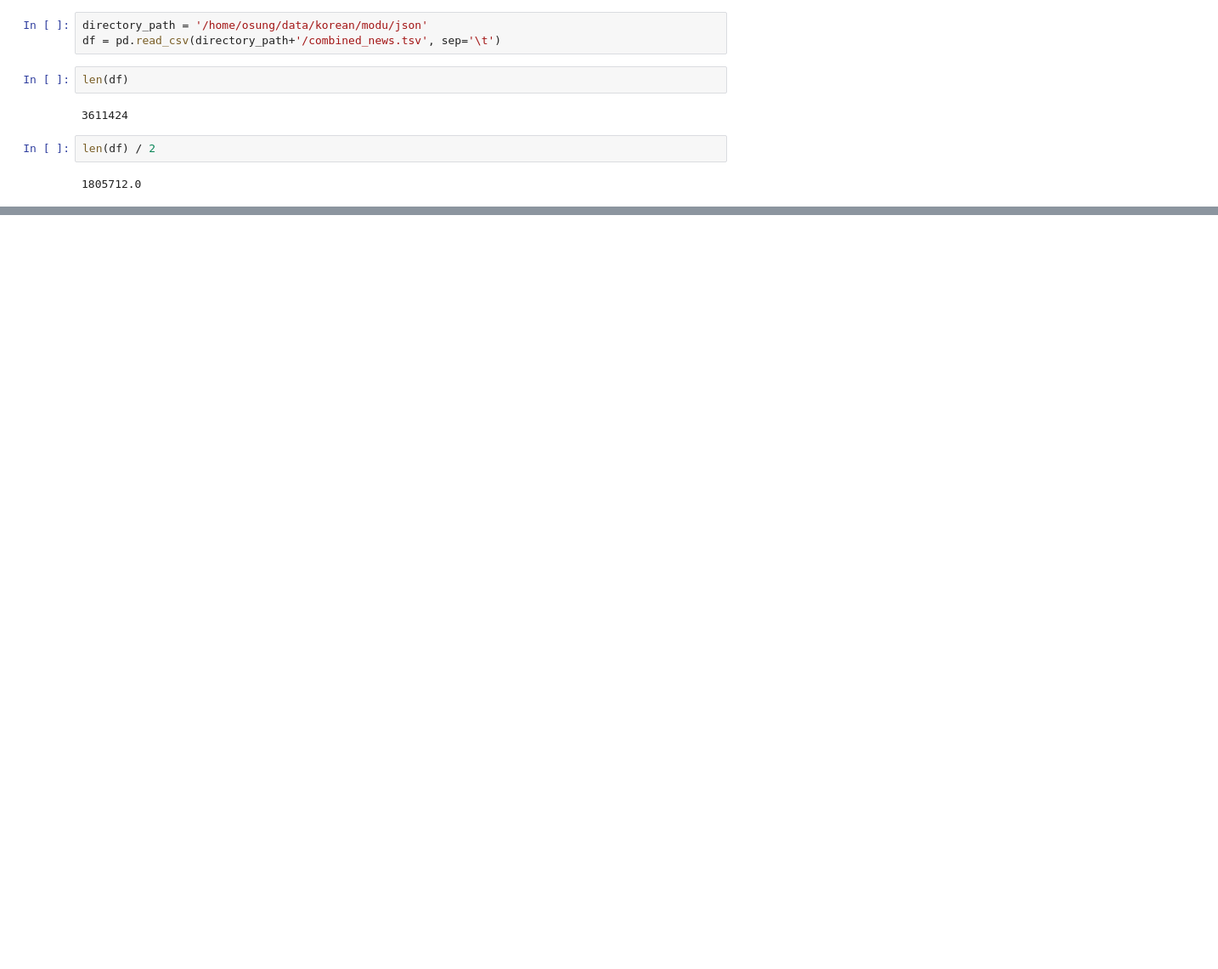
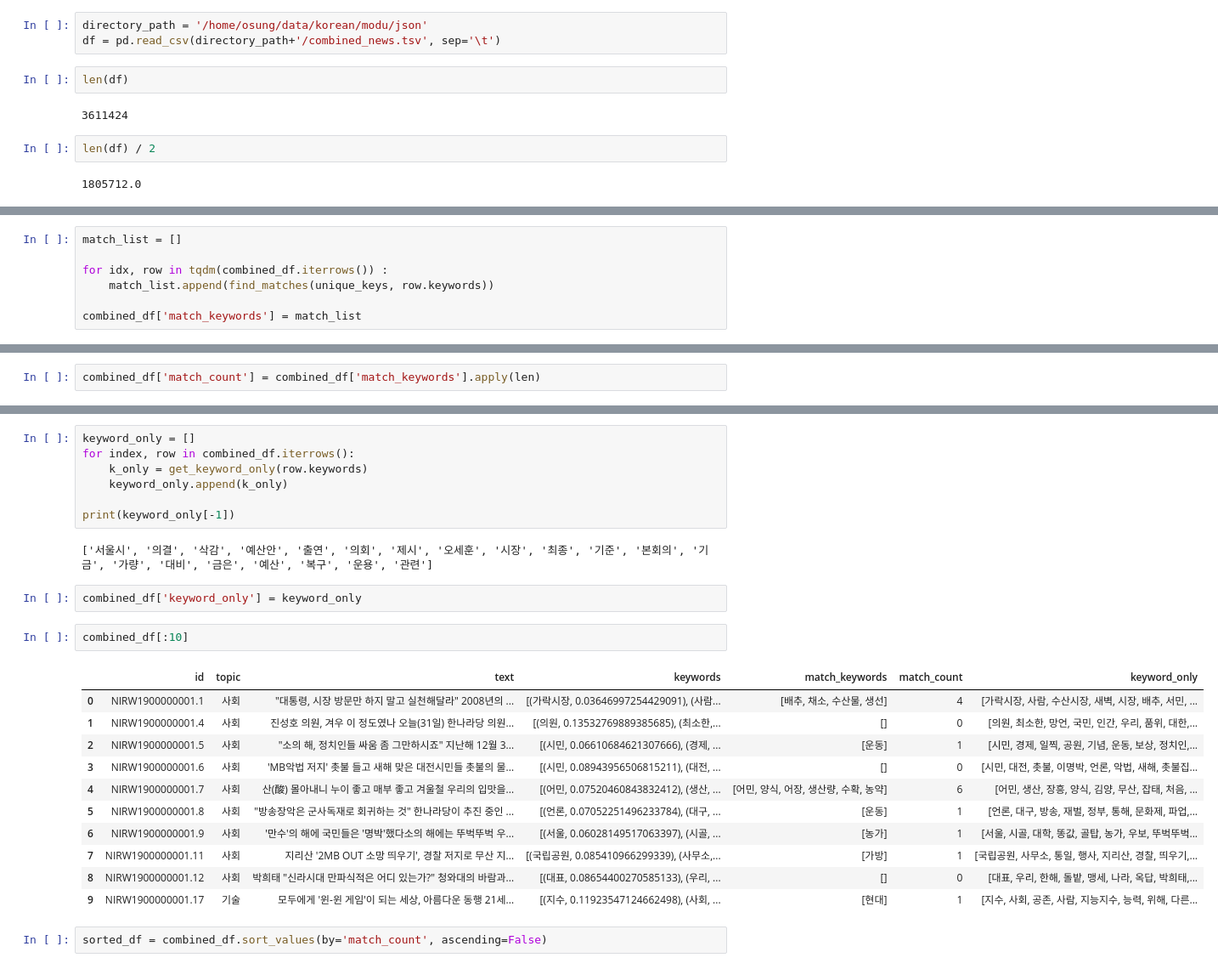
Before and after one commit to osung/summary, a Jupyter notebook: Parallel_keywords-Ray.ipynb, the cells around one changed output, grey strips where cells are left out. Shown at 85% size. Drawn from its saved outputs; the diff is of its cells as text; blank space fills up the shorter version.

```diff
--- a/Parallel_keywords-Ray.ipynb
+++ b/Parallel_keywords-Ray.ipynb
@@ -319,0 +411,7 @@ ray.shutdown()
+# %%
+match_list = []
+
+for idx, row in tqdm(combined_df.iterrows()) :
+    match_list.append(find_matches(unique_keys, row.keywords))
+
+combined_df['match_keywords'] = match_list
@@ -319,0 +428,2 @@ ray.shutdown()
+# %%
+combined_df['match_count'] = combined_df['match_keywords'].apply(len)
@@ -319,0 +485,27 @@ ray.shutdown()
+# %%
+keyword_only = []
+for index, row in combined_df.iterrows():
+    k_only = get_keyword_only(row.keywords)
+    keyword_only.append(k_only)
+
+print(keyword_only[-1])
+# %% [output]
+['서울시', '의결', '삭감', '예산안', '출연', '의회', '제시', '오세훈', '시장', '최종', '기준', '본회의', '기금', '가량', '대비', '금은', '예산', '복구', '운용', '관련']
+# %%
+combined_df['keyword_only'] = keyword_only
+# %%
+combined_df[:10]
+# %% [output]
+|  | id | topic | text | keywords | match_keywords | match_count | keyword_only |
+| 0 | NIRW1900000001.1 | 사회 | "대통령, 시장 방문만 하지 말고 실천해달라" 2008년의 ... | [(가락시장, 0.03646997254429091), (사람... | [배추, 채소, 수산물, 생선] | 4 | [가락시장, 사람, 수산시장, 새벽, 시장, 배추, 서민, ... |
+| 1 | NIRW1900000001.4 | 사회 | 진성호 의원, 겨우 이 정도였나 오늘(31일) 한나라당 의원... | [(의원, 0.13532769889385685), (최소한,... | [] | 0 | [의원, 최소한, 망언, 국민, 인간, 우리, 품위, 대한,... |
+| 2 | NIRW1900000001.5 | 사회 | "소의 해, 정치인들 싸움 좀 그만하시죠" 지난해 12월 3... | [(시민, 0.06610684621307666), (경제, ... | [운동] | 1 | [시민, 경제, 일찍, 공원, 기념, 운동, 보상, 정치인,... |
+| 3 | NIRW1900000001.6 | 사회 | 'MB악법 저지' 촛불 들고 새해 맞은 대전시민들 촛불의 물... | [(시민, 0.08943956506815211), (대전, ... | [] | 0 | [시민, 대전, 촛불, 이명박, 언론, 악법, 새해, 촛불집... |
+| 4 | NIRW1900000001.7 | 사회 | 산(酸) 몰아내니 누이 좋고 매부 좋고 겨울철 우리의 입맛을... | [(어민, 0.07520460843832412), (생산, ... | [어민, 양식, 어장, 생산량, 수확, 농약] | 6 | [어민, 생산, 장흥, 양식, 김양, 무산, 잡태, 처음, ... |
+| 5 | NIRW1900000001.8 | 사회 | "방송장악은 군사독재로 회귀하는 것" 한나라당이 추진 중인 ... | [(언론, 0.07052251496233784), (대구, ... | [운동] | 1 | [언론, 대구, 방송, 재벌, 정부, 통해, 문화제, 파업,... |
+| 6 | NIRW1900000001.9 | 사회 | '만수'의 해에 국민들은 '명박'했다소의 해에는 뚜벅뚜벅 우... | [(서울, 0.06028149517063397), (시골, ... | [농가] | 1 | [서울, 시골, 대학, 똥값, 골탑, 농가, 우보, 뚜벅뚜벅... |
+| 7 | NIRW1900000001.11 | 사회 | 지리산 '2MB OUT 소망 띄우기', 경찰 저지로 무산 지... | [(국립공원, 0.085410966299339), (사무소,... | [가방] | 1 | [국립공원, 사무소, 통일, 행사, 지리산, 경찰, 띄우기,... |
+| 8 | NIRW1900000001.12 | 사회 | 박희태 "신라시대 만파식적은 어디 있는가?" 청와대의 바람과... | [(대표, 0.08654400270585133), (우리, ... | [] | 0 | [대표, 우리, 한해, 돌밭, 맹세, 나라, 옥답, 박희태,... |
+| 9 | NIRW1900000001.17 | 기술 | 모두에게 '윈-윈 게임'이 되는 세상, 아름다운 동행 21세... | [(지수, 0.11923547124662498), (사회, ... | [현대] | 1 | [지수, 사회, 공존, 사람, 지능지수, 능력, 위해, 다른... |
+# %%
+sorted_df = combined_df.sort_values(by='match_count', ascending=False)
```
Also changed, not shown: parts of 96 cells of this notebook, 3 other files.
